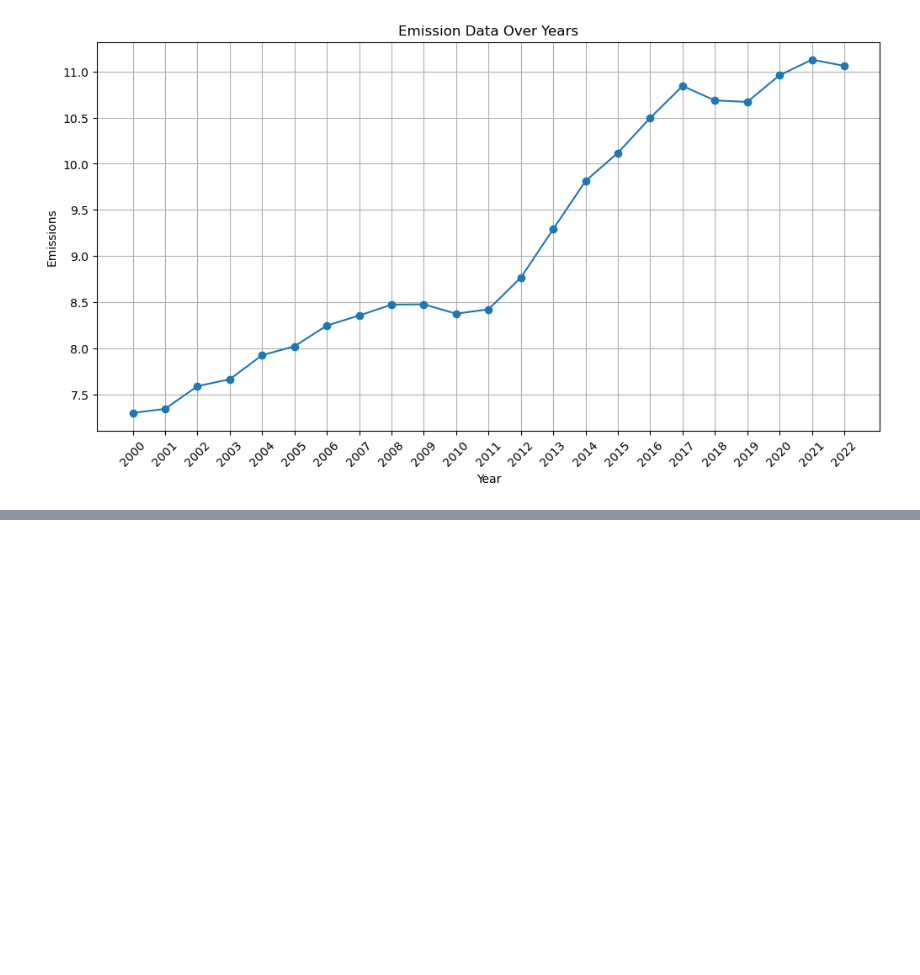
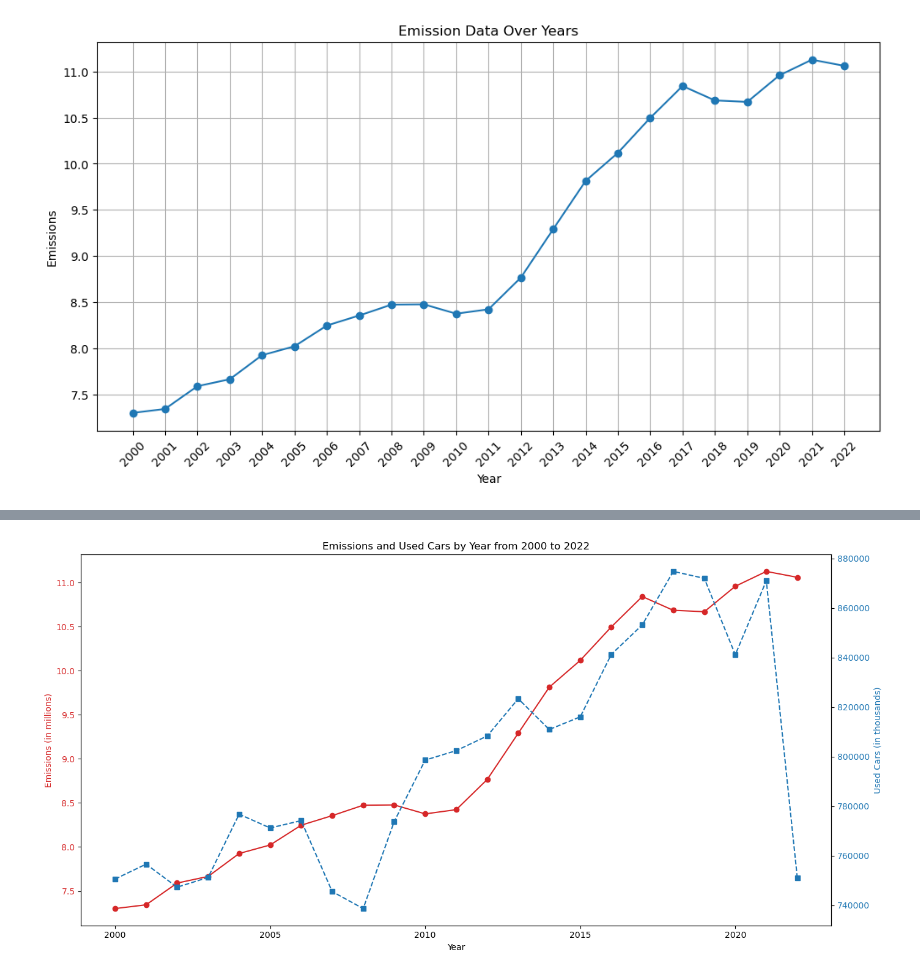
Before and after one commit to huhubi/BDENG, a Jupyter notebook: Projekt/Project_Spark_Emission.ipynb, the cells around one changed output, grey strips where cells are left out. Saved outputs shown, nothing was run; the diff lists cells and outputs as text; code cells hidden in the pictures; blank space fills up the shorter version.

```diff
--- a/Projekt/Project_Spark_Emission.ipynb
+++ b/Projekt/Project_Spark_Emission.ipynb
@@ -49,0 +144,41 @@ spark.stop()
+# %%
+file_path = "usedcars/overalldata_used.csv"
+df = spark.read.csv(file_path, header=False, inferSchema=True)
+
+columns = ['Column1', 'C-A10-0', 'Column3', 'UsedCars']
+df = df.toDF(*columns)
+
+pdf = df.toPandas()
+
+pdf['Year'] = pdf['C-A10-0'].str[4:8].astype(int)
+
+pdf['UsedCars'] = pd.to_numeric(pdf['UsedCars'], errors='coerce')
+
+pdf = pdf.dropna(subset=['UsedCars'])
+
+yearly_sum = pdf.groupby('Year')['UsedCars'].sum().reset_index()
+yearly_sum.columns = ['Year', 'Sum']
+
+filtered_data = yearly_sum[(yearly_sum['Year'] >= 2000) & (yearly_sum['Year'] <= 2022)]
+# %%
+combined_df = pd.merge(emission_df, filtered_data, on='Year', how='inner')
+
+fig, ax1 = plt.subplots(figsize=(14, 7))
+
+color = 'tab:red'
+ax1.set_xlabel('Year')
+ax1.set_ylabel('Emissions (in millions)', color=color)
+ax1.plot(combined_df['Year'], combined_df['Emissions'], color=color, marker='o', linestyle='-', label='Emissions (in millions)')
+ax1.tick_params(axis='y', labelcolor=color)
+
+ax2 = ax1.twinx()
+color = 'tab:blue'
+ax2.set_ylabel('Used Cars (in thousands)', color=color)
+ax2.plot(combined_df['Year'], combined_df['Sum'], color=color, marker='s', linestyle='--', label='Used Cars (in thousands)')
+ax2.tick_params(axis='y', labelcolor=color)
+
+plt.title('Emissions and Used Cars by Year from 2000 to 2022')
+fig.tight_layout()
+plt.show()
+# %% [output]
+[figure, added]
```
Also changed, not shown: parts of 7 cells of this notebook.
